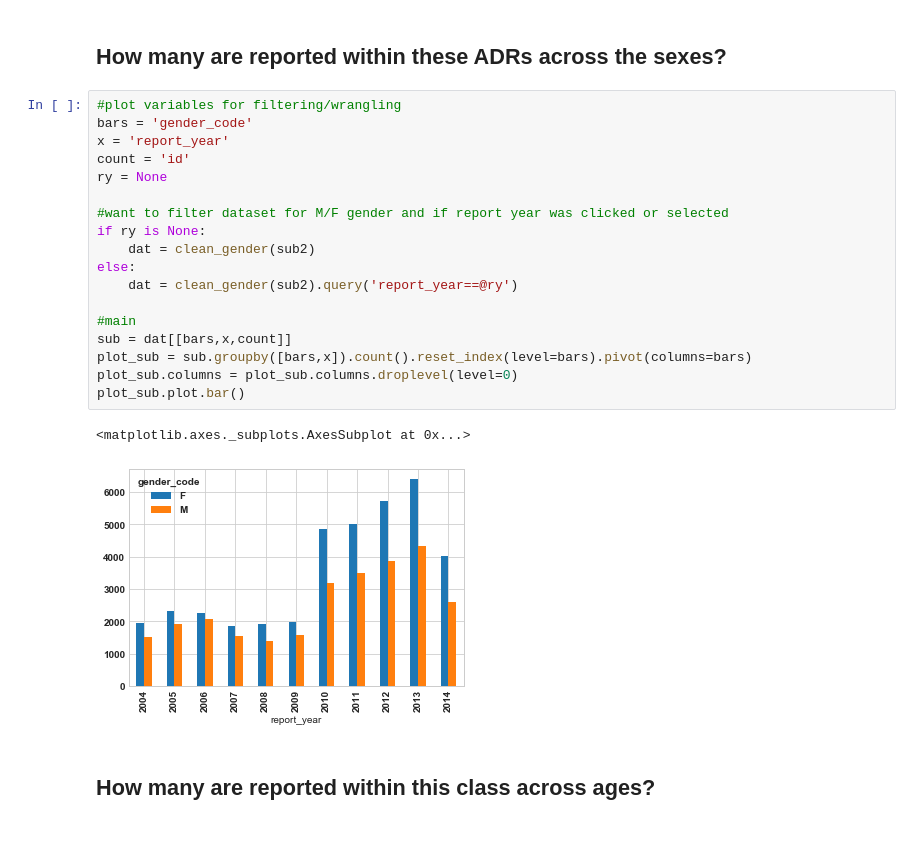
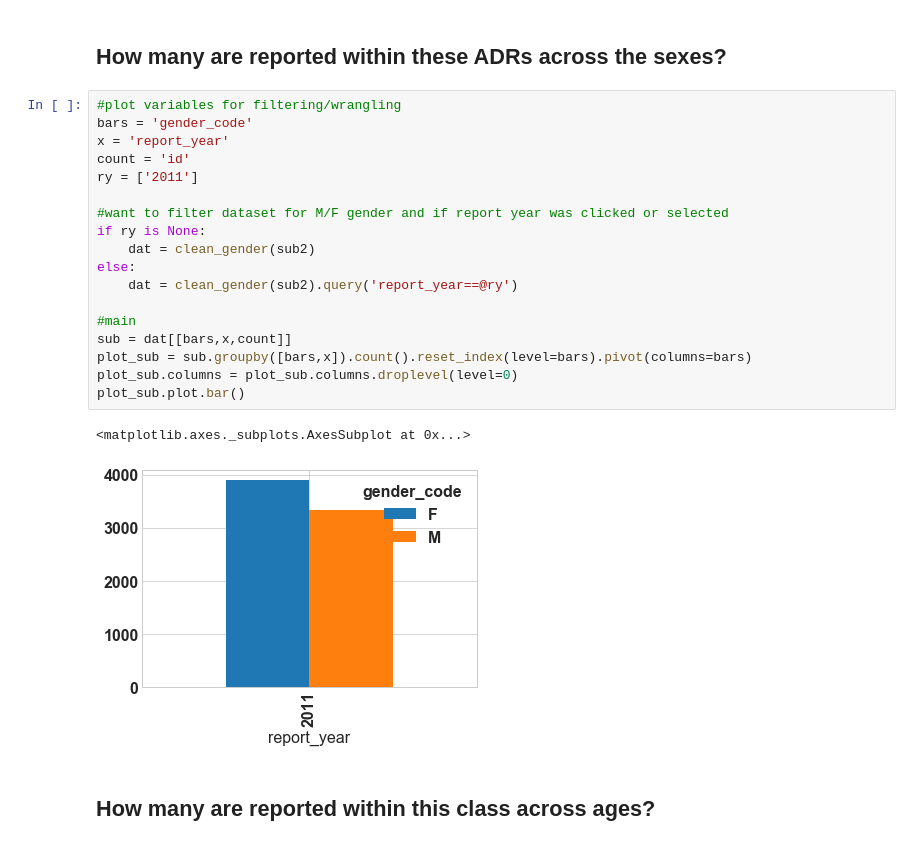
Before and after one commit to NCBI-Hackathons/SafeDrugs, a Jupyter notebook: sandbox/feature_drugs_and_outcomes.ipynb, the cells around one changed output. Drawn from its saved outputs; the diff is of its cells as text.

```diff
--- a/sandbox/feature_drugs_and_outcomes.ipynb
+++ b/sandbox/feature_drugs_and_outcomes.ipynb
@@ -79,24 +79,24 @@ q = p.set_xlabel("Number of Reports",weight="bold")
 # %%
 #plot variables for filtering/wrangling
 bars = 'gender_code'
 x = 'report_year'
 count = 'id'
-ry = None
+ry = ['2011']
 
 #want to filter dataset for M/F gender and if report year was clicked or selected
 if ry is None:
     dat = clean_gender(sub2)
 else:
     dat = clean_gender(sub2).query('report_year==@ry')
 
 #main
 sub = dat[[bars,x,count]]
 plot_sub = sub.groupby([bars,x]).count().reset_index(level=bars).pivot(columns=bars)
 plot_sub.columns = plot_sub.columns.droplevel(level=0)
 plot_sub.plot.bar()
 # %% [output]
 <matplotlib.axes._subplots.AxesSubplot at 0x...>
-[figure, old version]
+[figure, new version]
 # %% [markdown]
 ## How many are reported within this class across ages?
 # %%
```
Also changed, not shown: parts of 6 cells of this notebook, 1 other file.
